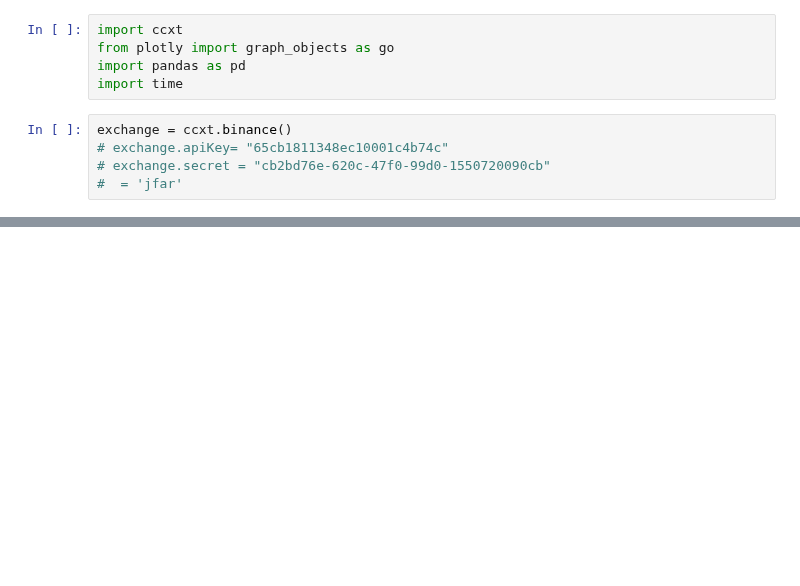
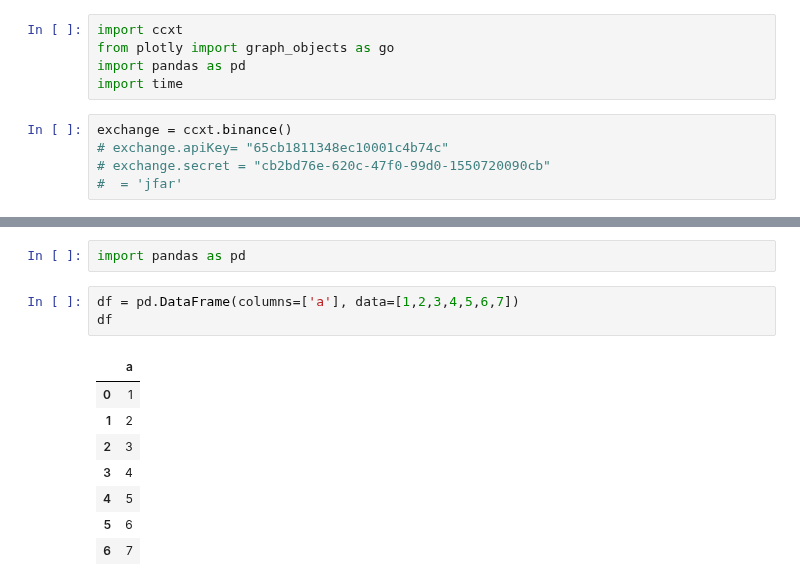
Before and after one commit to mohsenjfar/trade, a Jupyter notebook: notebook.ipynb, the cells around one changed output, grey strips where cells are left out. Drawn from its saved outputs; the diff is of its cells as text; blank space fills up the shorter version.

```diff
--- a/notebook.ipynb
+++ b/notebook.ipynb
@@ -371,3 +371,17 @@ for fr in fig.frames:
 fig.show()
 # %% [output]
 [interactive output not drawn]
+# %%
+import pandas as pd
+# %%
+df = pd.DataFrame(columns=['a'], data=[1,2,3,4,5,6,7])
+df
+# %% [output]
+|  | a |
+| 0 | 1 |
+| 1 | 2 |
+| 2 | 3 |
+| 3 | 4 |
+| 4 | 5 |
+| 5 | 6 |
+| 6 | 7 |
```
Also changed, not shown: parts of 2 cells of this notebook, 31 other files.
